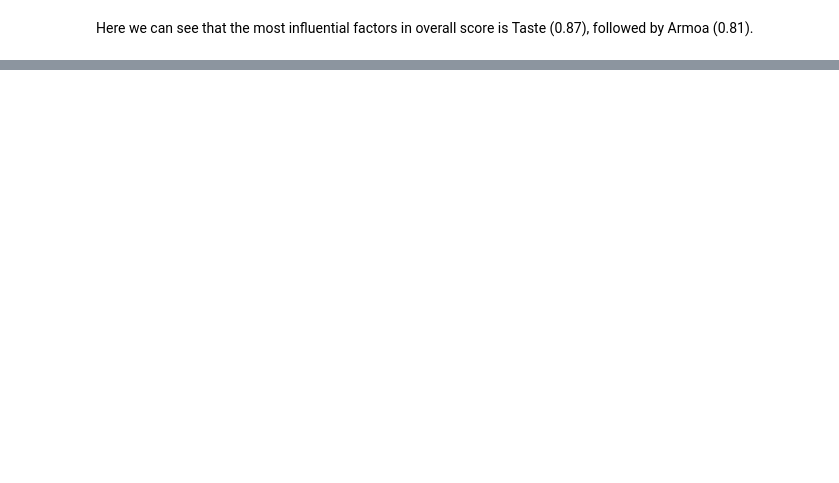
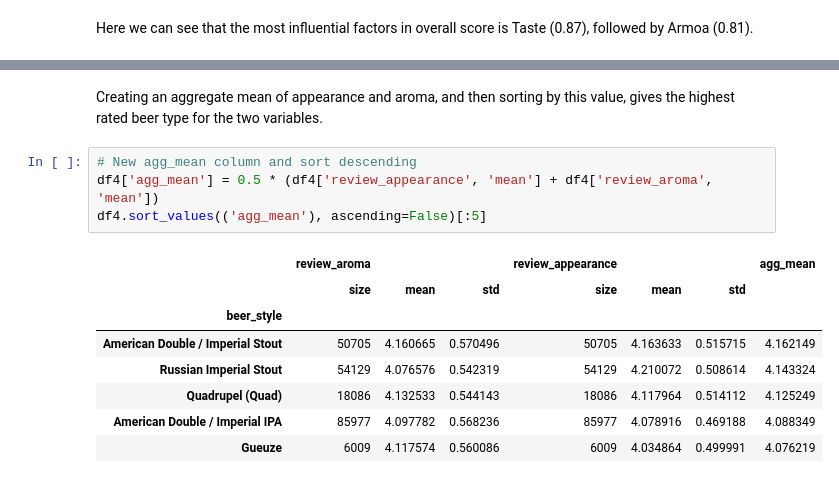
Before and after one commit to lukexyz/Beer-Review-Data-Exploration, a Jupyter notebook: br_part_1.ipynb, the cells around one changed output, grey strips where cells are left out. Cells and saved outputs as stored; diff of their text form; blank space fills up the shorter version.

```diff
--- a/br_part_1.ipynb
+++ b/br_part_1.ipynb
@@ -291,0 +317,15 @@ Here we can see that the most influential factors in overall score is Taste (0.8
+# %% [markdown]
+Creating an aggregate mean of appearance and aroma, and then sorting by this value, gives the highest rated beer type for the two variables.
+# %%
+# New agg_mean column and sort descending
+df4['agg_mean'] = 0.5 * (df4['review_appearance', 'mean'] + df4['review_aroma', 'mean'])
+df4.sort_values(('agg_mean'), ascending=False)[:5]
+# %% [output]
+|  | review_aroma |  |  | review_appearance |  |  | agg_mean |
+|  | size | mean | std | size | mean | std |  |
+| beer_style |  |  |  |  |  |  |  |
+| American Double / Imperial Stout | 50705 | 4.160665 | 0.570496 | 50705 | 4.163633 | 0.515715 | 4.162149 |
+| Russian Imperial Stout | 54129 | 4.076576 | 0.542319 | 54129 | 4.210072 | 0.508614 | 4.143324 |
+| Quadrupel (Quad) | 18086 | 4.132533 | 0.544143 | 18086 | 4.117964 | 0.514112 | 4.125249 |
+| American Double / Imperial IPA | 85977 | 4.097782 | 0.568236 | 85977 | 4.078916 | 0.469188 | 4.088349 |
+| Gueuze | 6009 | 4.117574 | 0.560086 | 6009 | 4.034864 | 0.499991 | 4.076219 |
```
Also changed, not shown: parts of 13 cells of this notebook.
